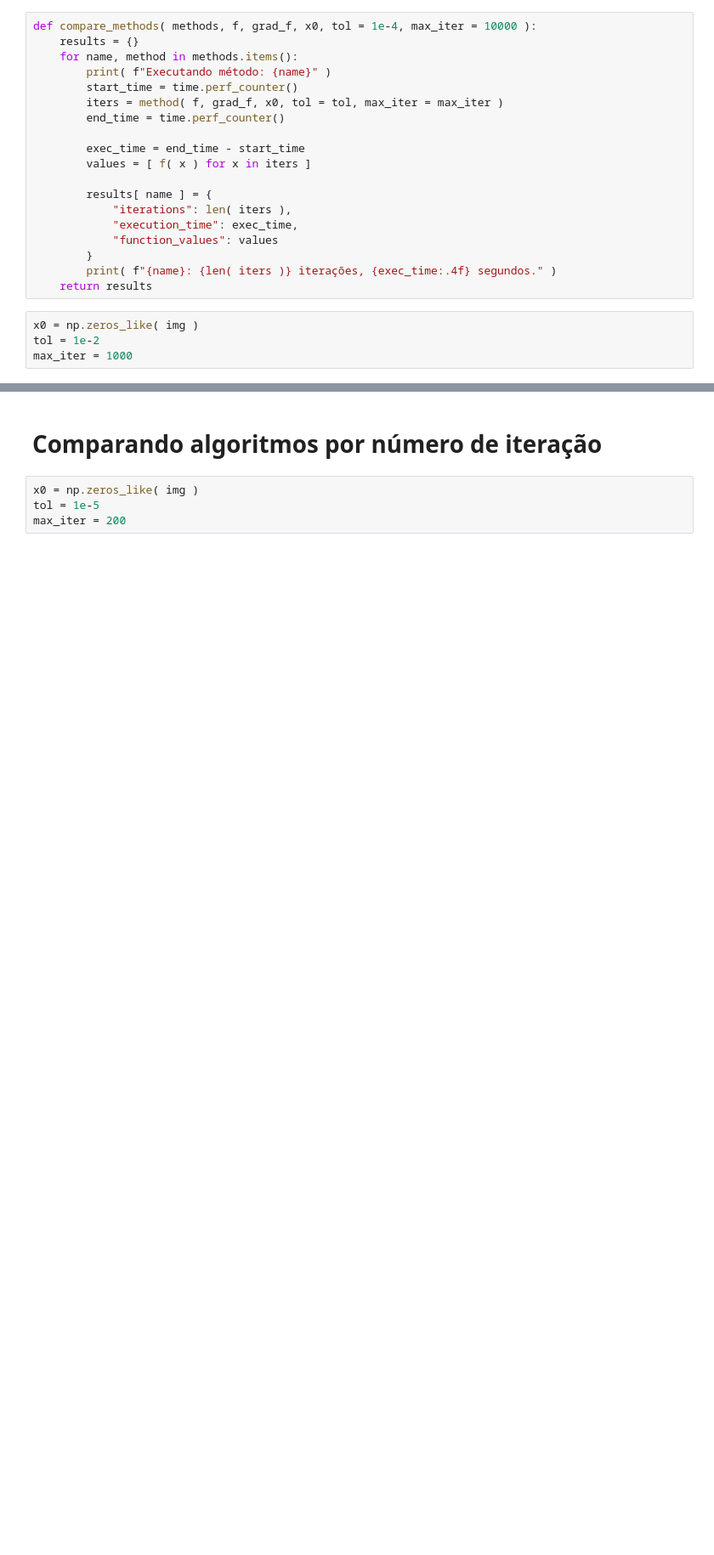
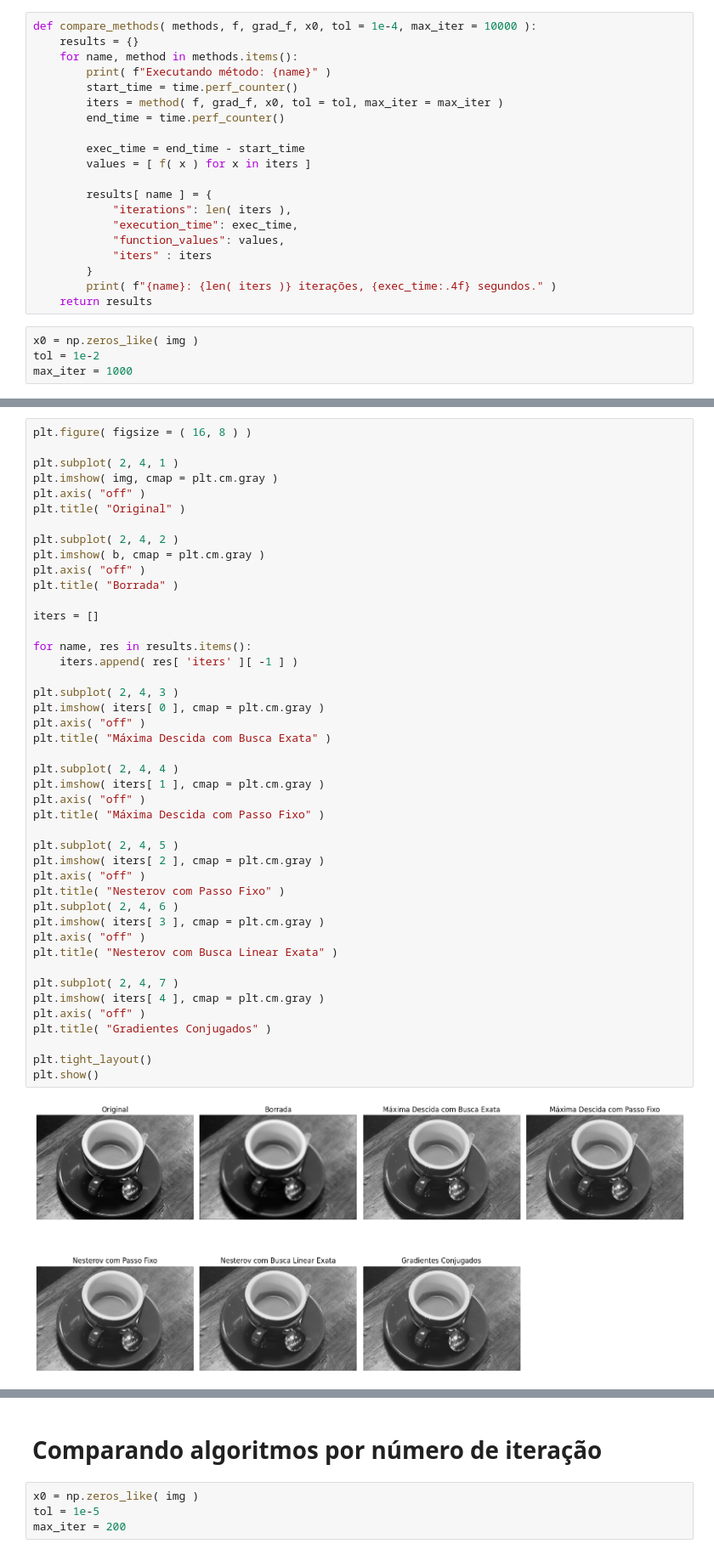
Before and after one commit to gligabo/projeto_ic, a Jupyter notebook: sem_regularizacao/reconstrucao_borrada.ipynb, the cells around one changed output, grey strips where cells are left out. Shown at 85% size. Drawn from its saved outputs; the diff is of its cells as text; blank space fills up the shorter version.

```diff
--- a/sem_regularizacao/reconstrucao_borrada.ipynb
+++ b/sem_regularizacao/reconstrucao_borrada.ipynb
@@ -181,7 +181,8 @@ def compare_methods( methods, f, grad_f, x0, tol = 1e-4, max_iter = 10000 ):
         results[ name ] = {
             "iterations": len( iters ),
             "execution_time": exec_time,
-            "function_values": values
+            "function_values": values,
+            "iters" : iters
         }
         print( f"{name}: {len( iters )} iterações, {exec_time:.4f} segundos." )
     return results
@@ -234,3 +235,49 @@ plt.show()
 # %% [output]
 [figure]
 [figure]
+# %%
+plt.figure( figsize = ( 16, 8 ) )
+
+plt.subplot( 2, 4, 1 )
+plt.imshow( img, cmap = plt.cm.gray )
+plt.axis( "off" )
+plt.title( "Original" )
+
+plt.subplot( 2, 4, 2 )
+plt.imshow( b, cmap = plt.cm.gray )
+plt.axis( "off" )
+plt.title( "Borrada" )
+
+iters = []
+
+for name, res in results.items():
+    iters.append( res[ 'iters' ][ -1 ] )
+
+plt.subplot( 2, 4, 3 )
+plt.imshow( iters[ 0 ], cmap = plt.cm.gray )
+plt.axis( "off" )
+plt.title( "Máxima Descida com Busca Exata" )
+
+plt.subplot( 2, 4, 4 )
+plt.imshow( iters[ 1 ], cmap = plt.cm.gray )
+plt.axis( "off" )
+plt.title( "Máxima Descida com Passo Fixo" )
+
+plt.subplot( 2, 4, 5 )
+plt.imshow( iters[ 2 ], cmap = plt.cm.gray )
+plt.axis( "off" )
+plt.title( "Nesterov com Passo Fixo" )
+plt.subplot( 2, 4, 6 )
+plt.imshow( iters[ 3 ], cmap = plt.cm.gray )
+plt.axis( "off" )
+plt.title( "Nesterov com Busca Linear Exata" )
+
+plt.subplot( 2, 4, 7 )
+plt.imshow( iters[ 4 ], cmap = plt.cm.gray )
+plt.axis( "off" )
+plt.title( "Gradientes Conjugados" )
+
+plt.tight_layout()
+plt.show()
+# %% [output]
+[figure, added]
```
Also changed, not shown: parts of 5 cells of this notebook.
